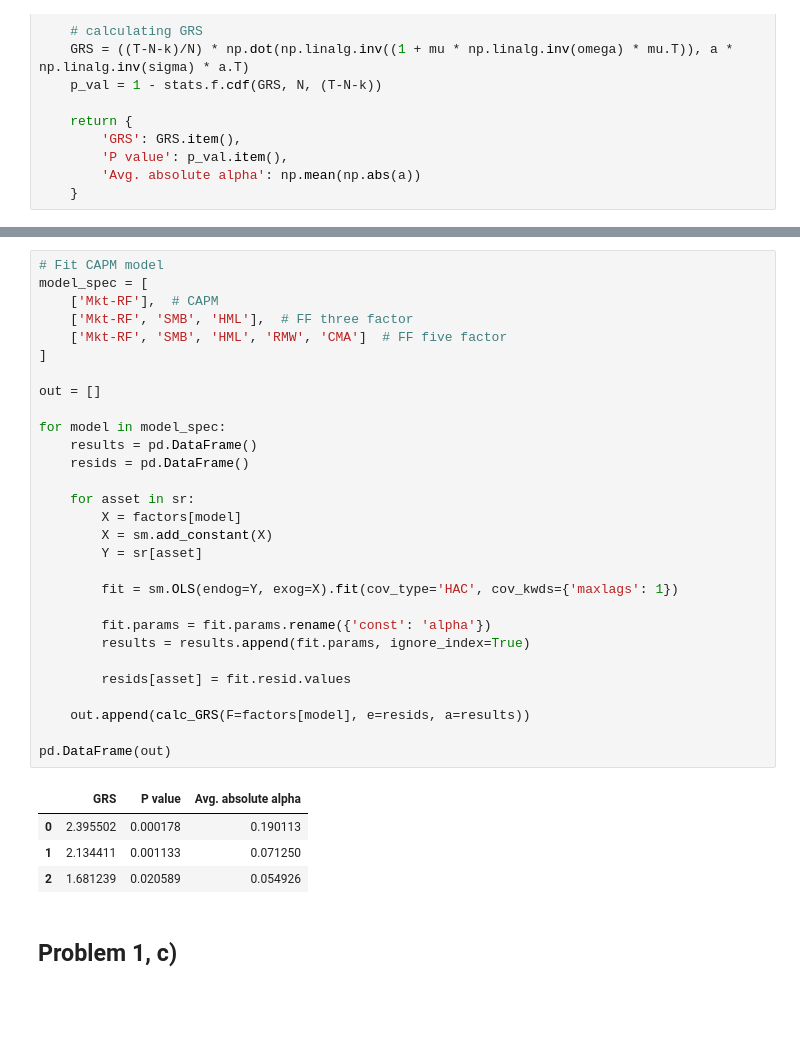
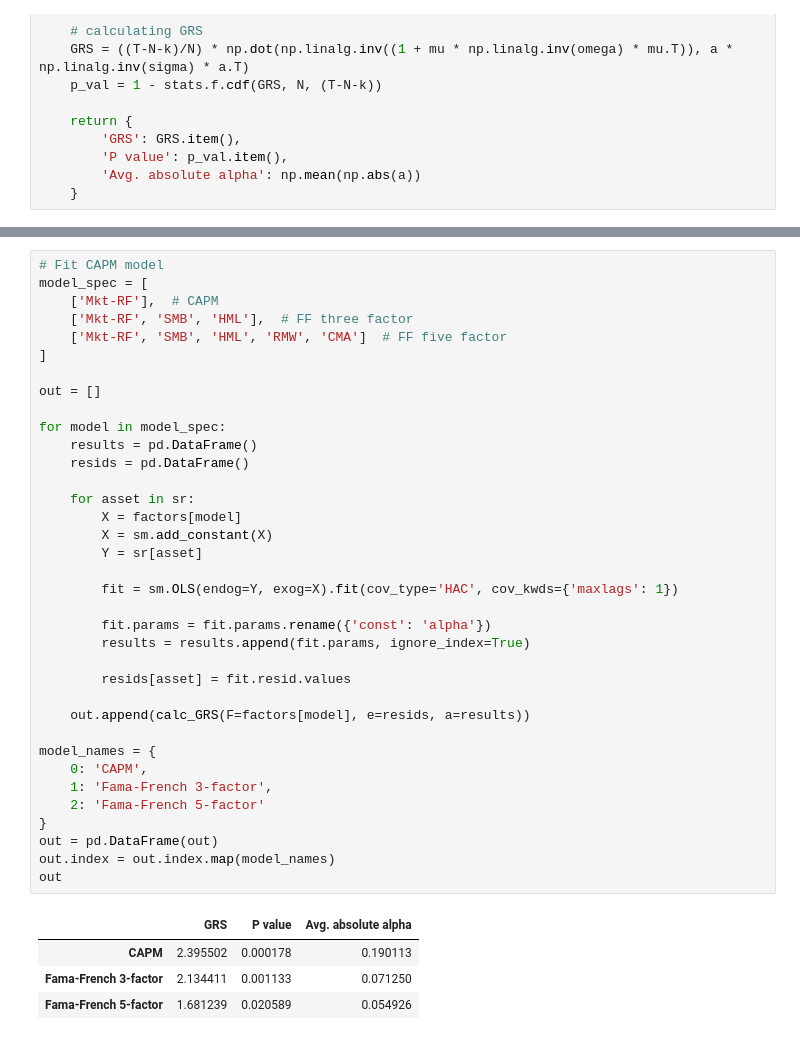
Before and after one commit to ismand95/QFE, a Jupyter notebook: Problem Set 4 - Cross-Sectional Asset Pricing/My Solution/Problem Set 4 - Cross-Sectional Asset Pricing.ipynb, the cells around one changed output, grey strips where cells are left out. Drawn from its saved outputs; the diff is of its cells as text; blank space fills up the shorter version.

```diff
--- a/Problem Set 4 - Cross-Sectional Asset Pricing/My Solution/Problem Set 4 - Cross-Sectional Asset Pricing.ipynb
+++ b/Problem Set 4 - Cross-Sectional Asset Pricing/My Solution/Problem Set 4 - Cross-Sectional Asset Pricing.ipynb
@@ -180,36 +196,41 @@ pd.DataFrame(out)
 # %%
 # Fit CAPM model
 model_spec = [
     ['Mkt-RF'],  # CAPM
     ['Mkt-RF', 'SMB', 'HML'],  # FF three factor
     ['Mkt-RF', 'SMB', 'HML', 'RMW', 'CMA']  # FF five factor
 ]
 
 out = []
 
 for model in model_spec:
     results = pd.DataFrame()
     resids = pd.DataFrame()
 
     for asset in sr:
         X = factors[model]
         X = sm.add_constant(X)
         Y = sr[asset]
 
         fit = sm.OLS(endog=Y, exog=X).fit(cov_type='HAC', cov_kwds={'maxlags': 1})
 
         fit.params = fit.params.rename({'const': 'alpha'})
         results = results.append(fit.params, ignore_index=True)
 
         resids[asset] = fit.resid.values
 
     out.append(calc_GRS(F=factors[model], e=resids, a=results))
 
-pd.DataFrame(out)
+model_names = {
+    0: 'CAPM',
+    1: 'Fama-French 3-factor',
+    2: 'Fama-French 5-factor'
+}
+out = pd.DataFrame(out)
+out.index = out.index.map(model_names)
+out
 # %% [output]
 |  | GRS | P value | Avg. absolute alpha |
-| 0 | 2.395502 | 0.000178 | 0.190113 |
-| 1 | 2.134411 | 0.001133 | 0.071250 |
-| 2 | 1.681239 | 0.020589 | 0.054926 |
+| CAPM | 2.395502 | 0.000178 | 0.190113 |
+| Fama-French 3-factor | 2.134411 | 0.001133 | 0.071250 |
+| Fama-French 5-factor | 1.681239 | 0.020589 | 0.054926 |
-# %% [markdown]
-## Problem 1, c)
```
Also changed, not shown: parts of 25 cells of this notebook.
